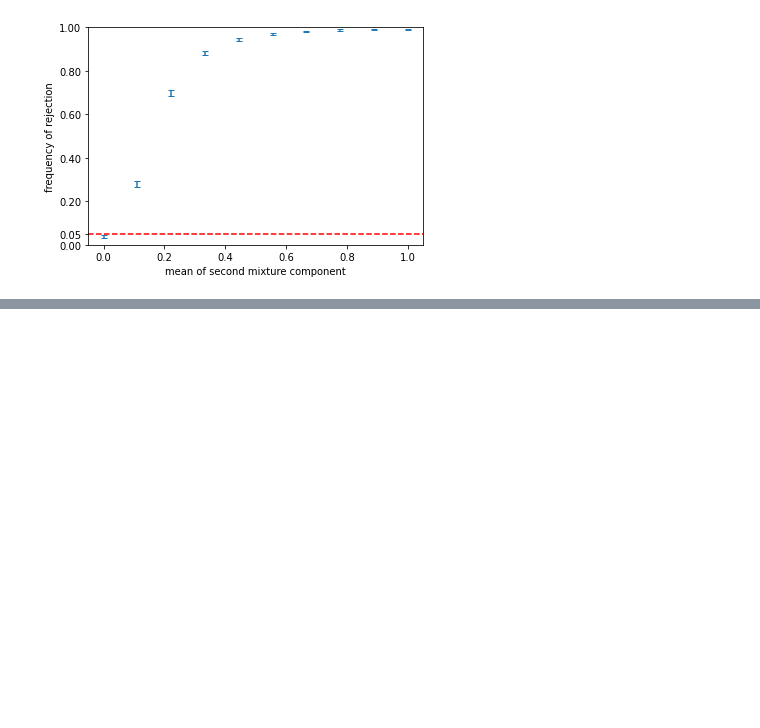
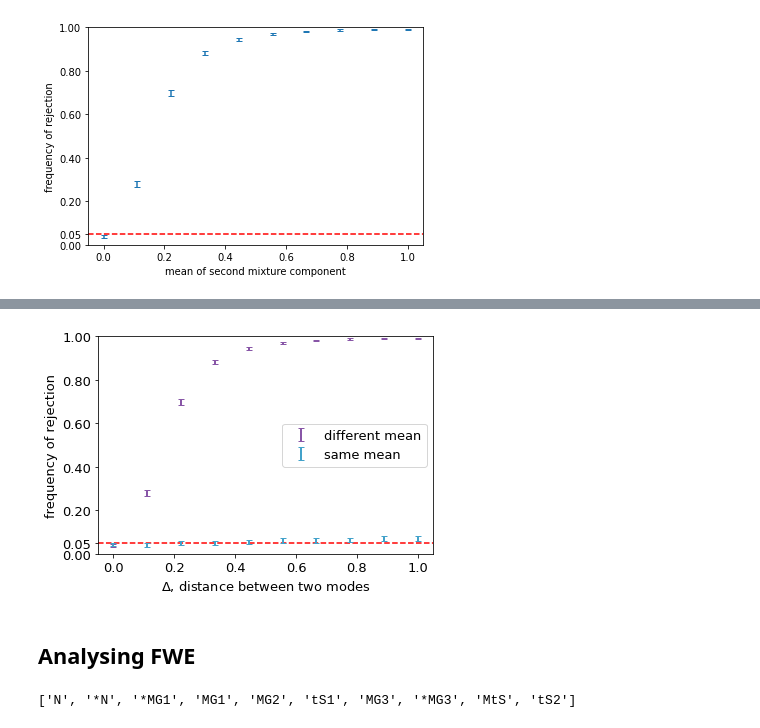
Before and after one commit to TimotheeMathieu/Adaptive_stopping_MC_RL, a Jupyter notebook: adastop/example_simulatedR/analyse.ipynb, the cells around one changed output, grey strips where cells are left out. Cells and saved outputs as stored; diff of their text form; code cells hidden in the pictures; blank space fills up the shorter version.

```diff
--- a/adastop/example_simulatedR/analyse.ipynb
+++ b/adastop/example_simulatedR/analyse.ipynb
@@ -74,0 +152,34 @@ plt.savefig(os.path.join(workdir, "gaussianVSmg.pdf"))
+# %%
+import sys
+import os
+import seaborn
+
+# plt.rcParams.update({
+#     "text.usetex": True,
+#     "font.family": "Helvetica"
+# })
+
+plt.rcParams.update({'font.size': 13})
+
+home_folder = os.environ["HOME"]
+workdir = os.path.join(home_folder,"Adaptive_stopping_MC_RL","adastop", "example_simulatedR")
+sys.path.insert(0, workdir)
+
+plt.axhline(y = 0.05, color = 'r', linestyle = '--')
+# plt.axhline(y = 1, color = 'r', linestyle = '-')
+# plt.axhline(y = 0., color = 'r', linestyle = '-')
+plt.ylim((0,1))
+plt.yticks(np.append(np.linspace(0,1,6),0.05))
+plt.errorbar(powers.keys(), powers.values(), list(power_confidence_intervals.values()), linestyle='None', fmt = "none", capsize=3, label = "different mean", color = "#8856a7", linewidth=2)
+# plt.errorbar(powers.keys(), powers.values(), list(power_stds.values()), linestyle='None', marker= 'o', capsize=3)
+plt.errorbar(powers2.keys(), powers2.values(), list(power_confidence_intervals2.values()), linestyle='None', fmt = "none", capsize=3, label = "same mean", color = '#43a2ca', linewidth = 2)
+plt.ylabel("frequency of rejection")
+plt.xlabel("$\Delta$, distance between two modes")
+plt.legend(loc = "right")
+
+plt.savefig(os.path.join(workdir, "gaussianVSmg_exp1-2.png"))
+plt.savefig(os.path.join(workdir, "gaussianVSmg_exp1-2.pdf"))
+# %% [output]
+[figure, added]
+# %% [markdown]
+## Analysing FWE
@@ -74,0 +201,4 @@ plt.savefig(os.path.join(workdir, "gaussianVSmg.pdf"))
+# %%
+comp.agent_names
+# %% [output]
+['N', '*N', '*MG1', 'MG1', 'MG2', 'tS1', 'MG3', '*MG3', 'MtS', 'tS2']
```
Also changed, not shown: parts of 17 cells of this notebook, 4 other files.
